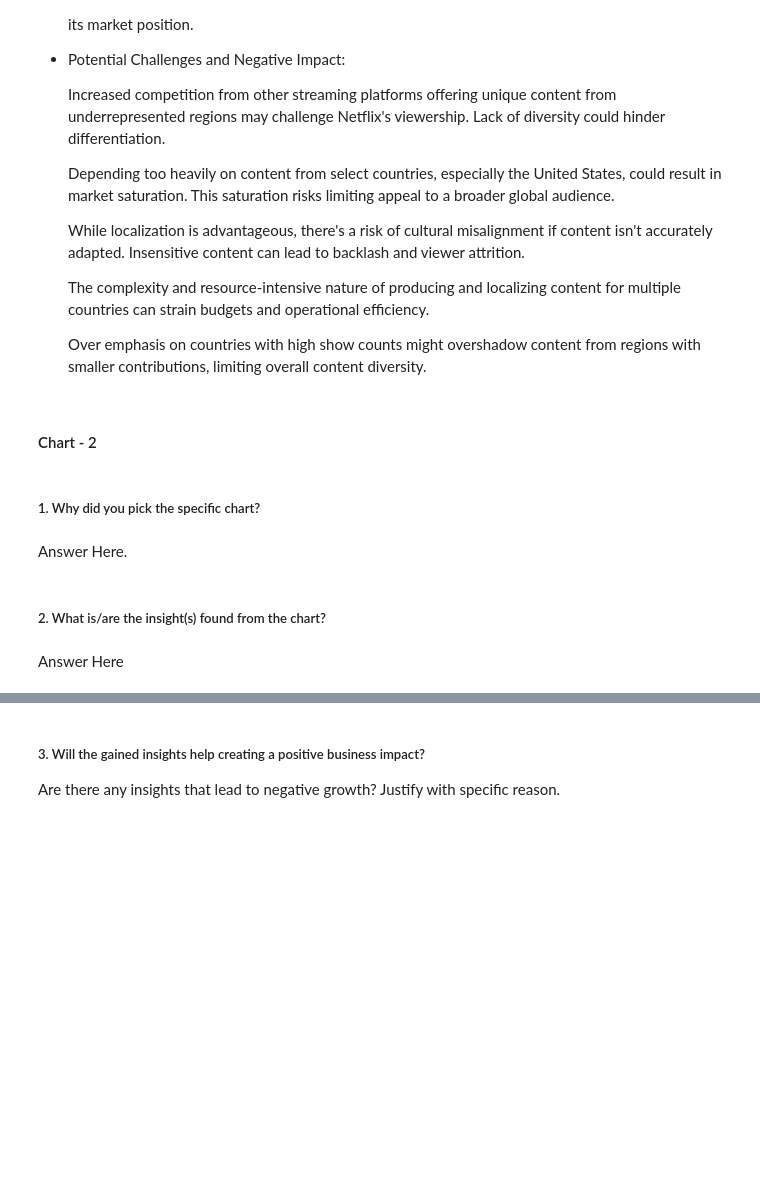
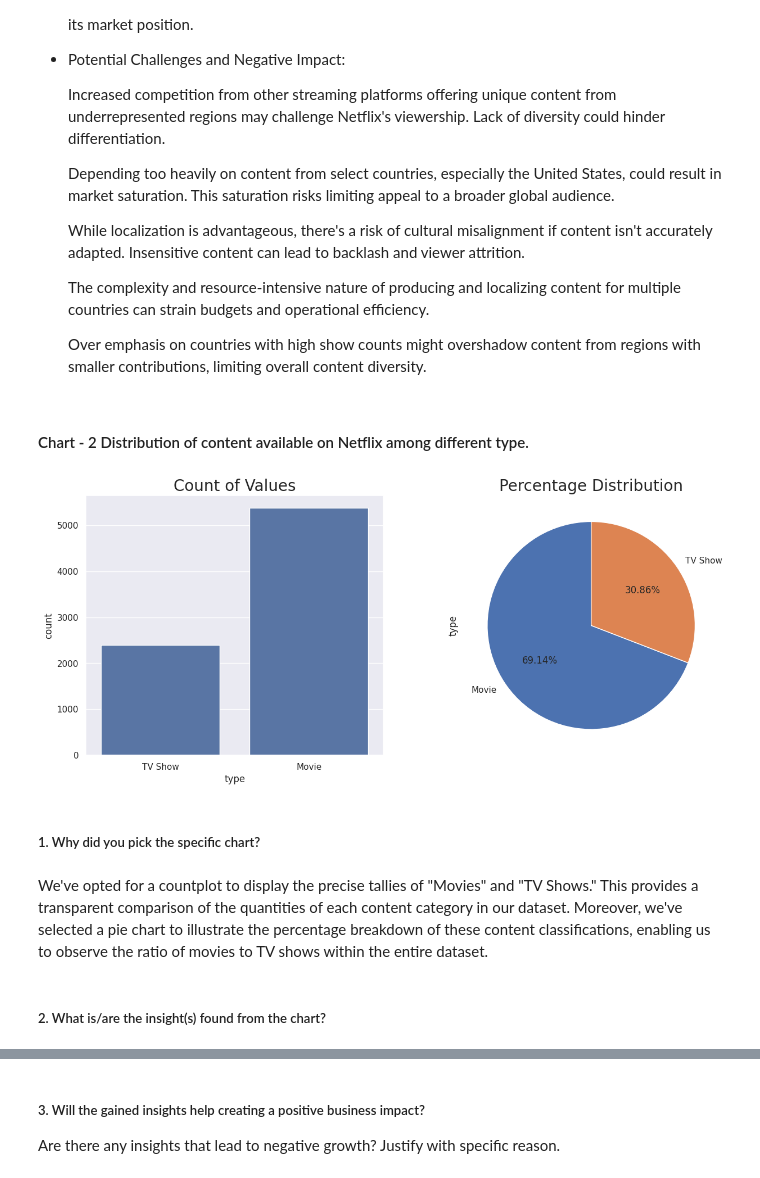
Before and after one commit to pande1sachin/Capstone-Project---Machine-Learning---Unsupervised-ML---Netflix-Movies-and-TV-Shows-Clustering, a Jupyter notebook: Individual_Copy_(Sachin_Pande)_|_Capstone_Project_|_Machine_Learning_Unsupervised_ML_Netflix_Movies_and_TV_Shows_Clustering.ipynb, the cells around one changed output, grey strips where cells are left out. Drawn from its saved outputs; the diff is of its cells as text; code cells hidden in the pictures; blank space fills up the shorter version.

```diff
--- a/Individual_Copy_(Sachin_Pande)_|_Capstone_Project_|_Machine_Learning_Unsupervised_ML_Netflix_Movies_and_TV_Shows_Clustering.ipynb
+++ b/Individual_Copy_(Sachin_Pande)_|_Capstone_Project_|_Machine_Learning_Unsupervised_ML_Netflix_Movies_and_TV_Shows_Clustering.ipynb
@@ -709,5 +726,3 @@ Are there any insights that lead to negative growth? Justify with specific reaso
   The complexity and resource-intensive nature of producing and localizing content for multiple countries can strain budgets and operational efficiency.
 
   Over emphasis on countries with high show counts might overshadow content from regions with smaller contributions, limiting overall content diversity.
-# %% [markdown]
-#### Chart - 2
@@ -716,8 +729,24 @@ Are there any insights that lead to negative growth? Justify with specific reaso
+# %% [markdown]
+#### Chart - 2 Distribution of content available on Netflix among different type.
+# %%
+# Chart - 2 visualization code
+
+fig,ax = plt.subplots(1,2, figsize=(14,5))
+
+# countplot
+graph = sns.countplot(x = 'type', data = net_flix_df, ax=ax[0])
+graph.set_title('Count of Values', size=20)
+
+# piechart
+net_flix_df['type'].value_counts().plot(kind='pie', autopct='%1.2f%%', ax=ax[1], figsize=(15,6),startangle=90)
+plt.title('Percentage Distribution', size=20)
+
+plt.show()
+# %% [output]
+[figure, added]
 # %% [markdown]
 ##### 1. Why did you pick the specific chart?
-# %% [markdown]
-Answer Here.
+# %% [markdown]
+We've opted for a countplot to display the precise tallies of "Movies" and "TV Shows." This provides a transparent comparison of the quantities of each content category in our dataset. Moreover, we've selected a pie chart to illustrate the percentage breakdown of these content classifications, enabling us to observe the ratio of movies to TV shows within the entire dataset.
 # %% [markdown]
 ##### 2. What is/are the insight(s) found from the chart?
-# %% [markdown]
-Answer Here
```
Also changed, not shown: parts of 73 cells of this notebook.
